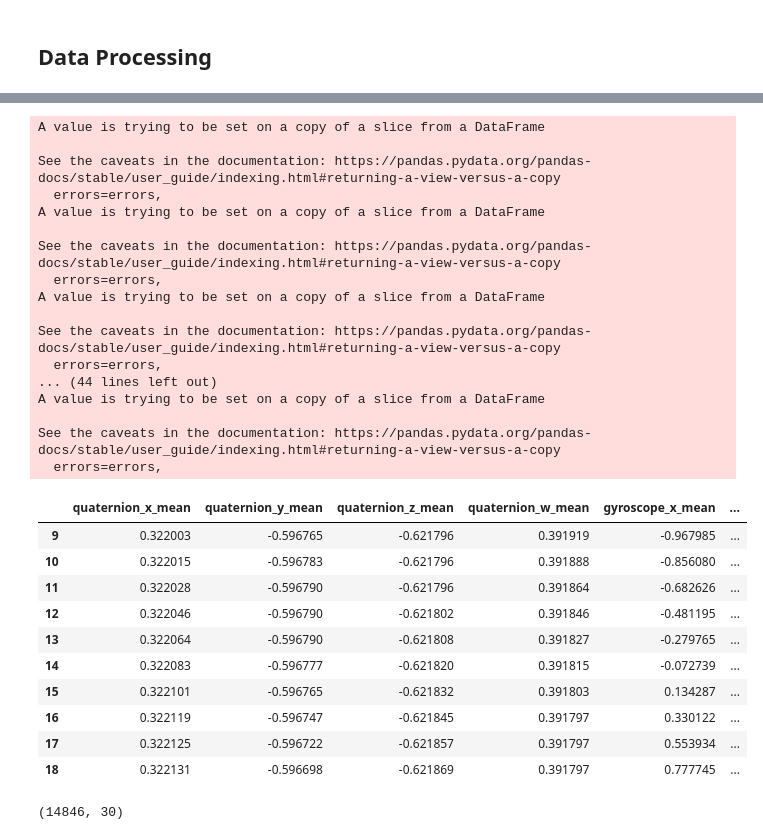
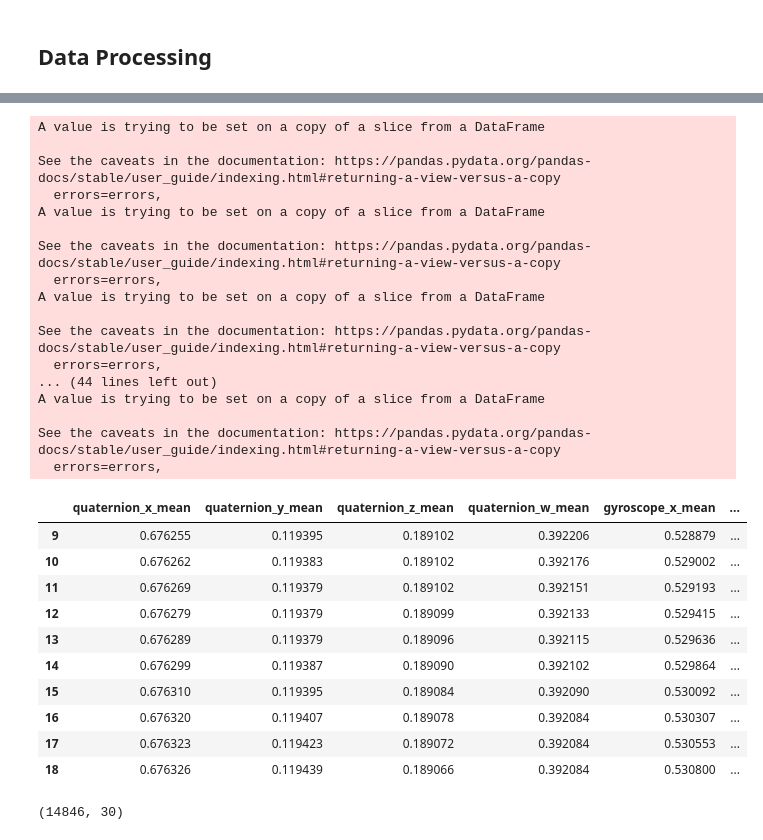
Before and after one commit to hkevincho/Pison, a Jupyter notebook: Pison_challenge.ipynb, the cells around one changed output, grey strips where cells are left out. Cells and saved outputs as stored; diff of their text form; code cells hidden in the pictures.

```diff
--- a/Pison_challenge.ipynb
+++ b/Pison_challenge.ipynb
@@ -96,3 +196,18 @@ col_keep = [ 'quaternion_x',
              'body_movement',
              'repetition_num']
 df_processed = df_raw[col_keep]
+# %%
+# Normalize data using MinMax Scaler
+scaler = MinMaxScaler() # Apply normalization instead of standardization because each feature is not roughly normal
+col_scale = ['quaternion_x',
+             'quaternion_y',
+             'quaternion_z',
+             'quaternion_w',
+             'gyroscope_x',
+             'gyroscope_y',
+             'gyroscope_z',
+             'accelerometer_x',
+             'accelerometer_y',
+             'accelerometer_z']
+df_processed[col_scale] = pd.DataFrame(scaler.fit_transform(df_processed[col_scale]), columns=df_processed[col_scale].columns)
+df_processed.head()
@@ -99,12 +226,12 @@ df_processed = df_raw[col_keep]
 # %%
 # Create unique rep and body list
-unique_rep = df_processed['repetition_num'].unique()
-unique_body = df_processed['body_movement'].unique()
+unique_rep = df_raw['repetition_num'].unique()
+unique_body = df_raw['body_movement'].unique()
 
 # Define window to calculate time series characteristics
 window = 10
 
-# Label each time series segment
+# Calculate time series characteristics
 appended_df = []
 for i in unique_rep:
   for j in unique_body:
@@ -126,40 +253,40 @@ for i in unique_rep:
 
     # Drop nan in window segment
     df_merge = df_merge.iloc[window-1:, :]
 
     # Append dataframe
     appended_df.append(df_merge)
 
 # Concatenate final df
 final_df = pd.concat(appended_df)
 
 final_df.head(10)
 # %% [output]
 A value is trying to be set on a copy of a slice from a DataFrame
 
 See the caveats in the documentation: https://pandas.pydata.org/pandas-docs/stable/user_guide/indexing.html#returning-a-view-versus-a-copy
   errors=errors,
 A value is trying to be set on a copy of a slice from a DataFrame
 
 See the caveats in the documentation: https://pandas.pydata.org/pandas-docs/stable/user_guide/indexing.html#returning-a-view-versus-a-copy
   errors=errors,
 A value is trying to be set on a copy of a slice from a DataFrame
 
 See the caveats in the documentation: https://pandas.pydata.org/pandas-docs/stable/user_guide/indexing.html#returning-a-view-versus-a-copy
   errors=errors,
 ... (44 lines left out)
 A value is trying to be set on a copy of a slice from a DataFrame
 
 See the caveats in the documentation: https://pandas.pydata.org/pandas-docs/stable/user_guide/indexing.html#returning-a-view-versus-a-copy
   errors=errors,
 |  | quaternion_x_mean | quaternion_y_mean | quaternion_z_mean | quaternion_w_mean | gyroscope_x_mean | ... |
-| 9 | 0.322003 | -0.596765 | -0.621796 | 0.391919 | -0.967985 | ... |
-| 10 | 0.322015 | -0.596783 | -0.621796 | 0.391888 | -0.856080 | ... |
-| 11 | 0.322028 | -0.596790 | -0.621796 | 0.391864 | -0.682626 | ... |
-| 12 | 0.322046 | -0.596790 | -0.621802 | 0.391846 | -0.481195 | ... |
-| 13 | 0.322064 | -0.596790 | -0.621808 | 0.391827 | -0.279765 | ... |
-| 14 | 0.322083 | -0.596777 | -0.621820 | 0.391815 | -0.072739 | ... |
-| 15 | 0.322101 | -0.596765 | -0.621832 | 0.391803 | 0.134287 | ... |
-| 16 | 0.322119 | -0.596747 | -0.621845 | 0.391797 | 0.330122 | ... |
-| 17 | 0.322125 | -0.596722 | -0.621857 | 0.391797 | 0.553934 | ... |
-| 18 | 0.322131 | -0.596698 | -0.621869 | 0.391797 | 0.777745 | ... |
+| 9 | 0.676255 | 0.119395 | 0.189102 | 0.392206 | 0.528879 | ... |
+| 10 | 0.676262 | 0.119383 | 0.189102 | 0.392176 | 0.529002 | ... |
+| 11 | 0.676269 | 0.119379 | 0.189102 | 0.392151 | 0.529193 | ... |
+| 12 | 0.676279 | 0.119379 | 0.189099 | 0.392133 | 0.529415 | ... |
+| 13 | 0.676289 | 0.119379 | 0.189096 | 0.392115 | 0.529636 | ... |
+| 14 | 0.676299 | 0.119387 | 0.189090 | 0.392102 | 0.529864 | ... |
+| 15 | 0.676310 | 0.119395 | 0.189084 | 0.392090 | 0.530092 | ... |
+| 16 | 0.676320 | 0.119407 | 0.189078 | 0.392084 | 0.530307 | ... |
+| 17 | 0.676323 | 0.119423 | 0.189072 | 0.392084 | 0.530553 | ... |
+| 18 | 0.676326 | 0.119439 | 0.189066 | 0.392084 | 0.530800 | ... |
```
Also changed, not shown: parts of 52 cells of this notebook.
